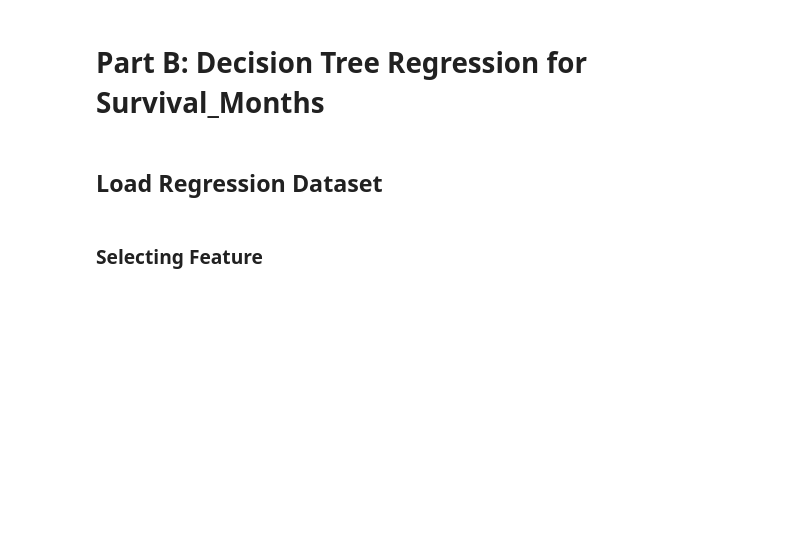
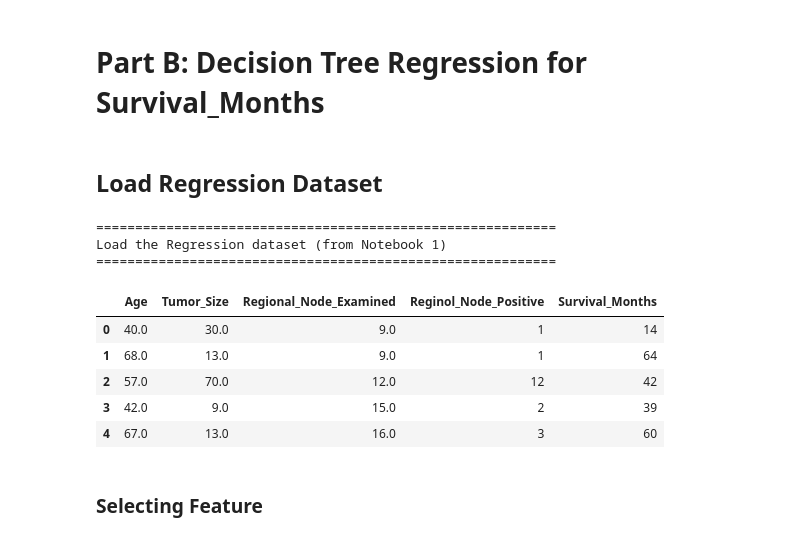
Before and after one commit to Sandaru04/-breast-cancer-mortality-and-survival-prediction, a Jupyter notebook: w2083049_Final_NoteBook_3.ipynb, the cells around one changed output. Drawn from its saved outputs; the diff is of its cells as text; code cells hidden in the pictures; blank space fills up the shorter version.

```diff
--- a/w2083049_Final_NoteBook_3.ipynb
+++ b/w2083049_Final_NoteBook_3.ipynb
@@ -168,13 +168,23 @@ weighted avg       0.82      0.83      0.82      1047
 # %%
 import pandas as pd
 print("===========================================================")
 print("Load the Regression dataset (from Notebook 1)")
 print("===========================================================")
 
-data_frame = pd.read_csv('/content/classification_dataset.csv')
+data_frame = pd.read_csv('/content/regression_dataset.csv')
 
 # Display basic info
 data_frame.head()
+# %% [output]
+===========================================================
+Load the Regression dataset (from Notebook 1)
+===========================================================
+|  | Age | Tumor_Size | Regional_Node_Examined | Reginol_Node_Positive | Survival_Months |
+| 0 | 40.0 | 30.0 | 9.0 | 1 | 14 |
+| 1 | 68.0 | 13.0 | 9.0 | 1 | 64 |
+| 2 | 57.0 | 70.0 | 12.0 | 12 | 42 |
+| 3 | 42.0 | 9.0 | 15.0 | 2 | 39 |
+| 4 | 67.0 | 13.0 | 16.0 | 3 | 60 |
 # %% [markdown]
 ### Selecting Feature
 # %%
```
Also changed, not shown: parts of 18 cells of this notebook.
